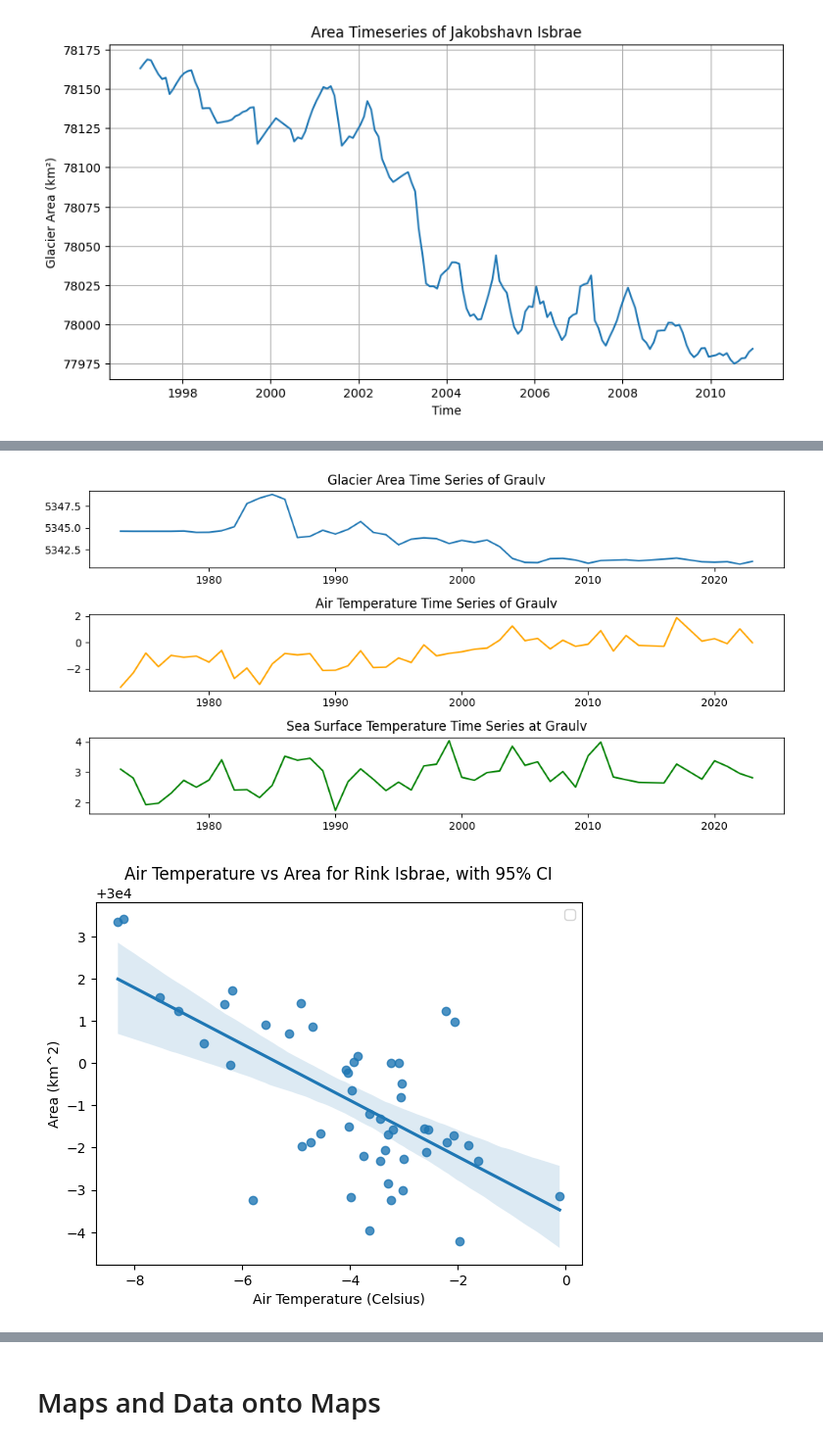
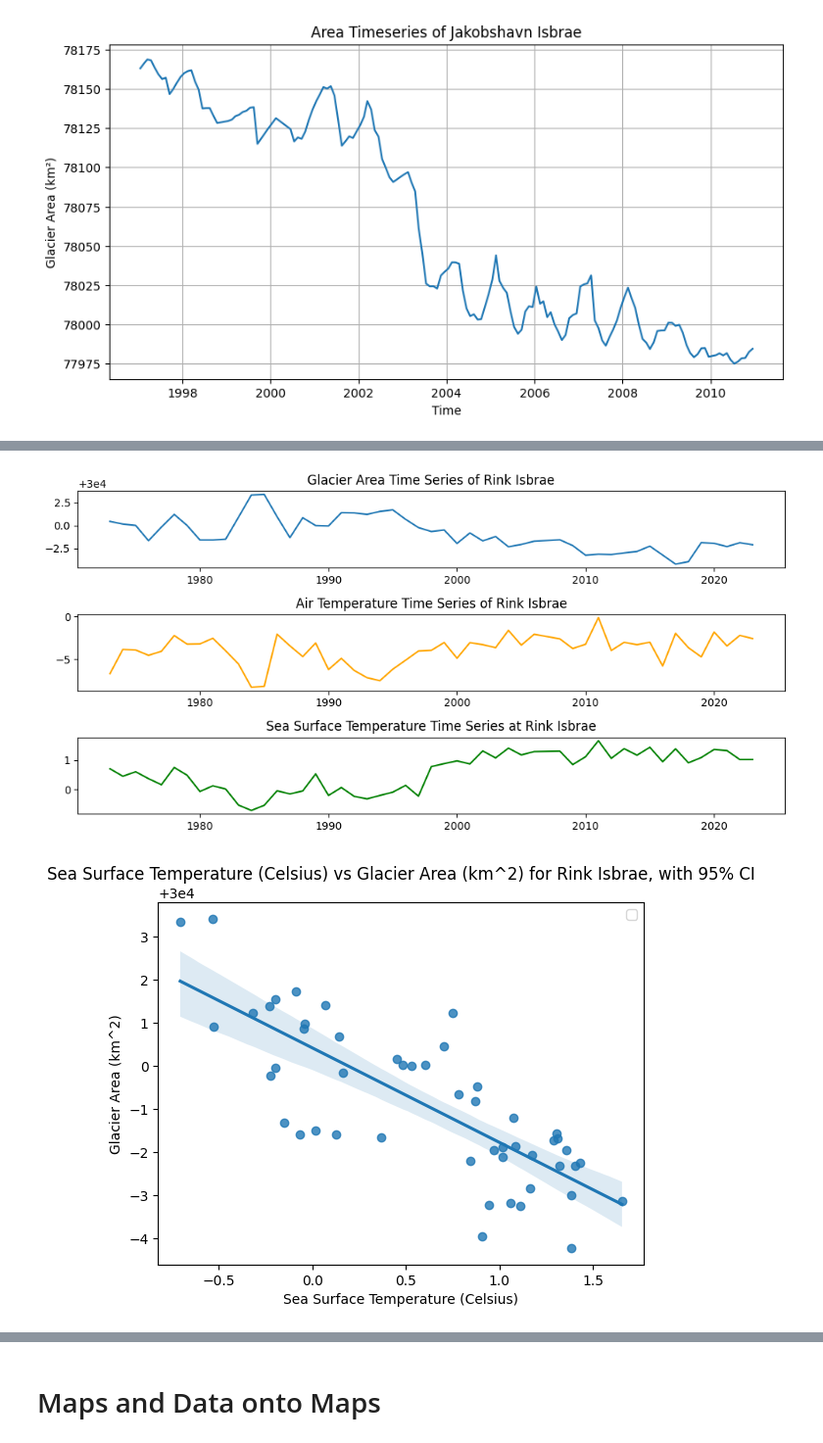
Before and after one commit to joelbarron06/ESDA2_Project, a Jupyter notebook: project_code.ipynb, the cells around one changed output, grey strips where cells are left out. Shown at 98% size. Drawn from its saved outputs; the diff is of its cells as text; code cells hidden in the pictures.

```diff
--- a/project_code.ipynb
+++ b/project_code.ipynb
@@ -379,5 +385,5 @@ plt.show()
 # %%
-GLACIER = 'Graulv'
+GLACIER = 'Rink Isbrae'
 SAMPLE_TIME = 'YE' # Year: 'YE', 5-Year: '5YE'
 
 glacier_df = get_glacier_df(GLACIER, SAMPLE_TIME)
@@ -392,17 +398,24 @@ ax[2].set_title(f'Sea Surface Temperature Time Series at {GLACIER}')
 plt.tight_layout()
 plt.show()
 # %% [output]
-[figure, old version]
+[figure, new version]
 # %%
 GLACIER = 'Rink Isbrae'
 SAMPLE_TIME = 'YE' # Year: 'YE', 5-Year: '5YE'
+X = 'SST'
+Y = 'area'
+
+labels = {'airtemp': 'Air Temperature (Celsius)',
+    'SST': 'Sea Surface Temperature (Celsius)',
+    'area': 'Glacier Area (km^2)'}
 glacier_df = get_glacier_df(GLACIER, SAMPLE_TIME)
 
-sns.regplot(x='airtemp', y='area', data=glacier_df, ci=95)
-plt.xlabel('Air Temperature (Celsius)')
-plt.ylabel('Area (km^2)')
-plt.title(f'Air Temperature vs Area for {GLACIER}, with 95% CI')
+# make regression plot with 95% confidence interval
+sns.regplot(x=X, y=Y, data=glacier_df, ci=95)
+plt.xlabel(labels[X])
+plt.ylabel(labels[Y])
+plt.title(f'{labels[X]} vs {labels[Y]} for {GLACIER}, with 95% CI')
 plt.legend()
 plt.show()
 # %% [output]
-[figure, old version]
+[figure, new version]
```
Also changed, not shown: parts of 8 cells of this notebook.
